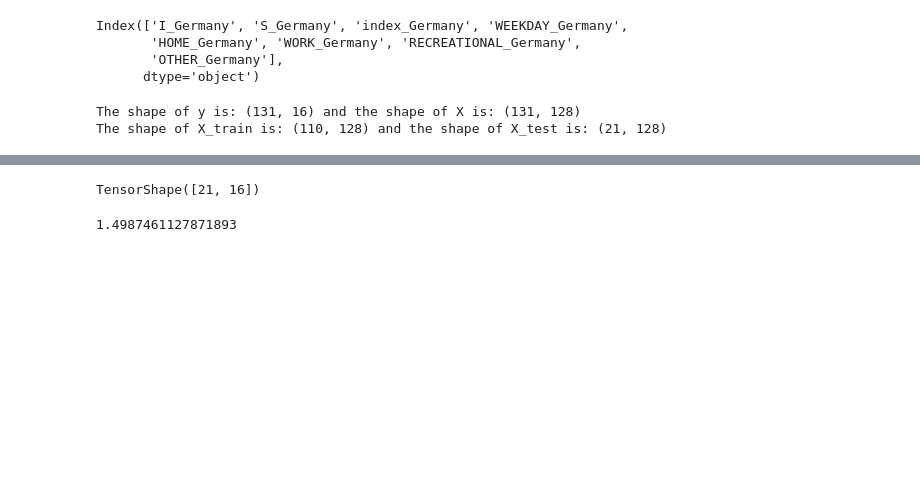
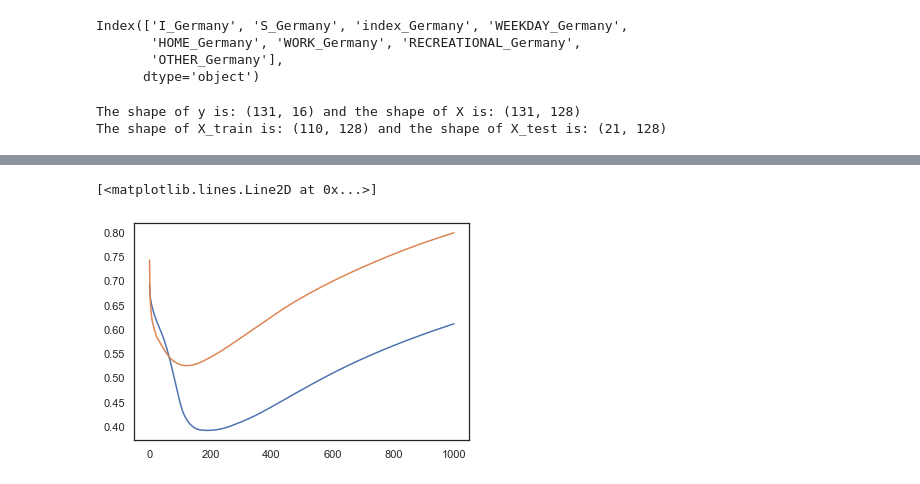
Before and after one commit to epidemic-research-team/epidemic-gaussian-process, a Jupyter notebook: Countries Multioutput.ipynb, the cells around one changed output, grey strips where cells are left out. Cells and saved outputs as stored; diff of their text form; code cells hidden in the pictures; blank space fills up the shorter version.

```diff
--- a/Countries Multioutput.ipynb
+++ b/Countries Multioutput.ipynb
@@ -327,0 +325,6 @@ ax.plot_trisurf(np.array(length1), np.array(length2), np.array(rmse), triangles=
+# %%
+plt.plot(np.array(rmse))
+plt.plot(np.array(test_rmse))
+# %% [output]
+[<matplotlib.lines.Line2D at 0x...>]
+[figure, added]
@@ -328,10 +333,2 @@ ax.plot_trisurf(np.array(length1), np.array(length2), np.array(rmse), triangles=
 # %%
 mean_test, var_test = m.predict_y(X_test)
-# %%
-mean_test.shape
-# %% [output]
-TensorShape([21, 16])
-# %%
-m.kernel.kernels[0].kernels[0].lengthscales[0].numpy()
-# %% [output]
-1.4987461127871893
```
Also changed, not shown: parts of 23 cells of this notebook.
